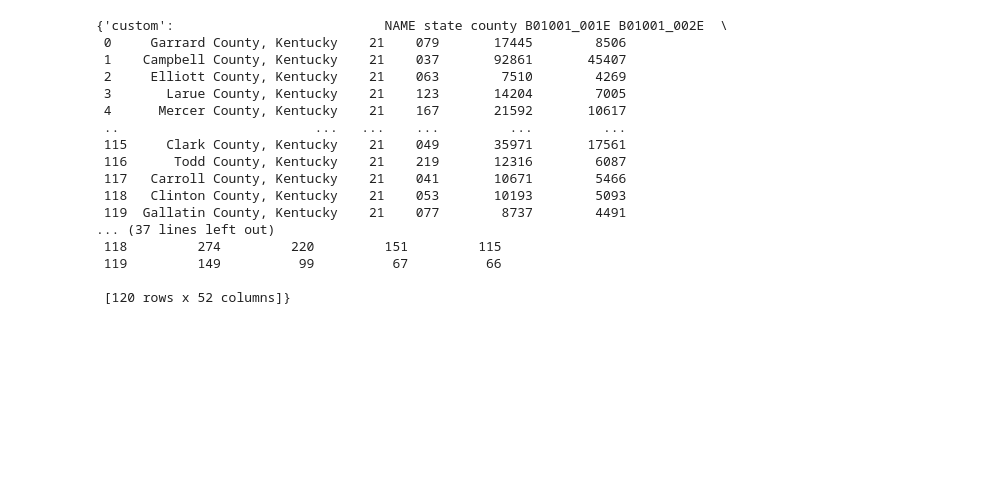
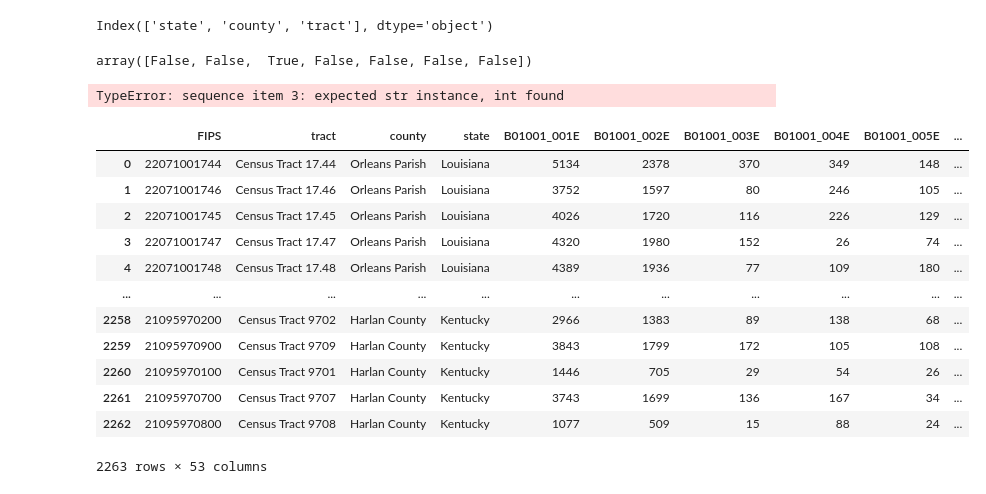
Before and after one commit to leeparkuky/ciftools_v2, a Jupyter notebook: SDOH - How to add a custom table.ipynb, the cells around one changed output. Cells and saved outputs as stored; diff of their text form; code cells hidden in the pictures; blank space fills up the shorter version.

```diff
--- a/SDOH - How to add a custom table.ipynb
+++ b/SDOH - How to add a custom table.ipynb
@@ -1,3 +8,2 @@
 # %%
-from sdoh import *
-s = sdoh(2019, 21, 'county', key)
+from CIFTools import *; key = '6888c47d7cd57defbcd47c6e6b71df8c70f6cccc'; s = sdoh(2019, [21,22], 'county', key)
@@ -4,5 +12,5 @@ s = sdoh(2019, 21, 'county', key)
 # %%
-@s.add_custom_table('B01001', '', 'custom')
+@s.add_custom_table(["C27007", "B27001"], '', 'c3')
 def transform_df(df):
     return df
 # %% [output]
@@ -10,20 +52,30 @@ def transform_df(df):
+# %%
+s.cp1[0].columns[s.cp1[0].columns.str.isalpha() * s.cp1[0].columns.str.islower()]
+# %% [output]
+Index(['state', 'county', 'tract'], dtype='object')
+# %%
+s.cp1[0].columns.isin(['county'])
+# %% [output]
+array([False, False,  True, False, False, False, False])
+# %%
+s.cleanup_geo_col(s.cp1[0], s.query_level)
+# %% [output]
+TypeError: sequence item 3: expected str instance, int found
 # %%
-s.download_all()
+data_dict = s.download_all()
-# %% [output]
-{'custom':                           NAME state county B01001_001E B01001_002E  \
- 0     Garrard County, Kentucky    21    079       17445        8506
- 1    Campbell County, Kentucky    21    037       92861       45407
- 2     Elliott County, Kentucky    21    063        7510        4269
- 3       Larue County, Kentucky    21    123       14204        7005
- 4      Mercer County, Kentucky    21    167       21592       10617
- ..                         ...   ...    ...         ...         ...
- 115     Clark County, Kentucky    21    049       35971       17561
- 116      Todd County, Kentucky    21    219       12316        6087
- 117   Carroll County, Kentucky    21    041       10671        5466
- 118   Clinton County, Kentucky    21    053       10193        5093
- 119  Gallatin County, Kentucky    21    077        8737        4491
-... (37 lines left out)
- 118         274         220         151         115
- 119         149          99          67          66
-
- [120 rows x 52 columns]}
+# %%
+data_dict['c3']
+# %% [output]
+|  | FIPS | tract | county | state | B01001_001E | B01001_002E | B01001_003E | B01001_004E | B01001_005E | ... |
+| 0 | 22071001744 | Census Tract 17.44 | Orleans Parish | Louisiana | 5134 | 2378 | 370 | 349 | 148 | ... |
+| 1 | 22071001746 | Census Tract 17.46 | Orleans Parish | Louisiana | 3752 | 1597 | 80 | 246 | 105 | ... |
+| 2 | 22071001745 | Census Tract 17.45 | Orleans Parish | Louisiana | 4026 | 1720 | 116 | 226 | 129 | ... |
+| 3 | 22071001747 | Census Tract 17.47 | Orleans Parish | Louisiana | 4320 | 1980 | 152 | 26 | 74 | ... |
+| 4 | 22071001748 | Census Tract 17.48 | Orleans Parish | Louisiana | 4389 | 1936 | 77 | 109 | 180 | ... |
+| ... | ... | ... | ... | ... | ... | ... | ... | ... | ... | ... |
+| 2258 | 21095970200 | Census Tract 9702 | Harlan County | Kentucky | 2966 | 1383 | 89 | 138 | 68 | ... |
+| 2259 | 21095970900 | Census Tract 9709 | Harlan County | Kentucky | 3843 | 1799 | 172 | 105 | 108 | ... |
+| 2260 | 21095970100 | Census Tract 9701 | Harlan County | Kentucky | 1446 | 705 | 29 | 54 | 26 | ... |
+| 2261 | 21095970700 | Census Tract 9707 | Harlan County | Kentucky | 3743 | 1699 | 136 | 167 | 34 | ... |
+| 2262 | 21095970800 | Census Tract 9708 | Harlan County | Kentucky | 1077 | 509 | 15 | 88 | 24 | ... |
+2263 rows × 53 columns
```
Also changed, not shown: parts of 12 cells of this notebook, 11 other files.
